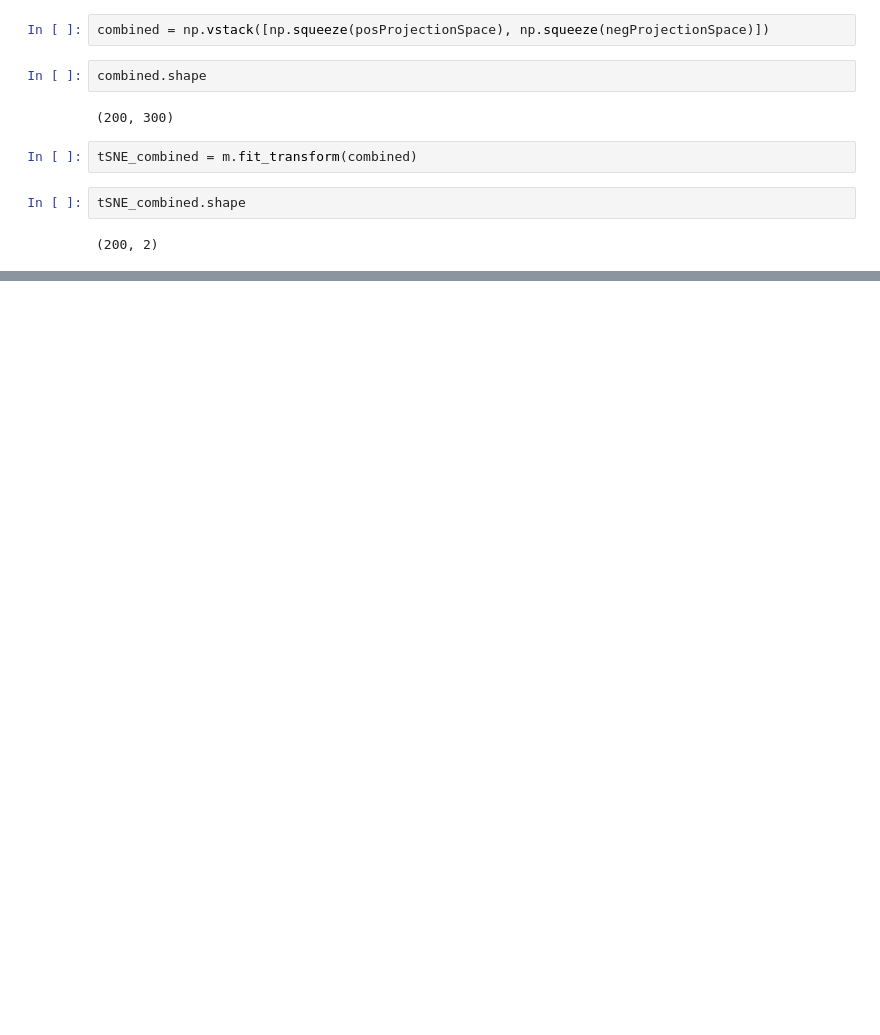
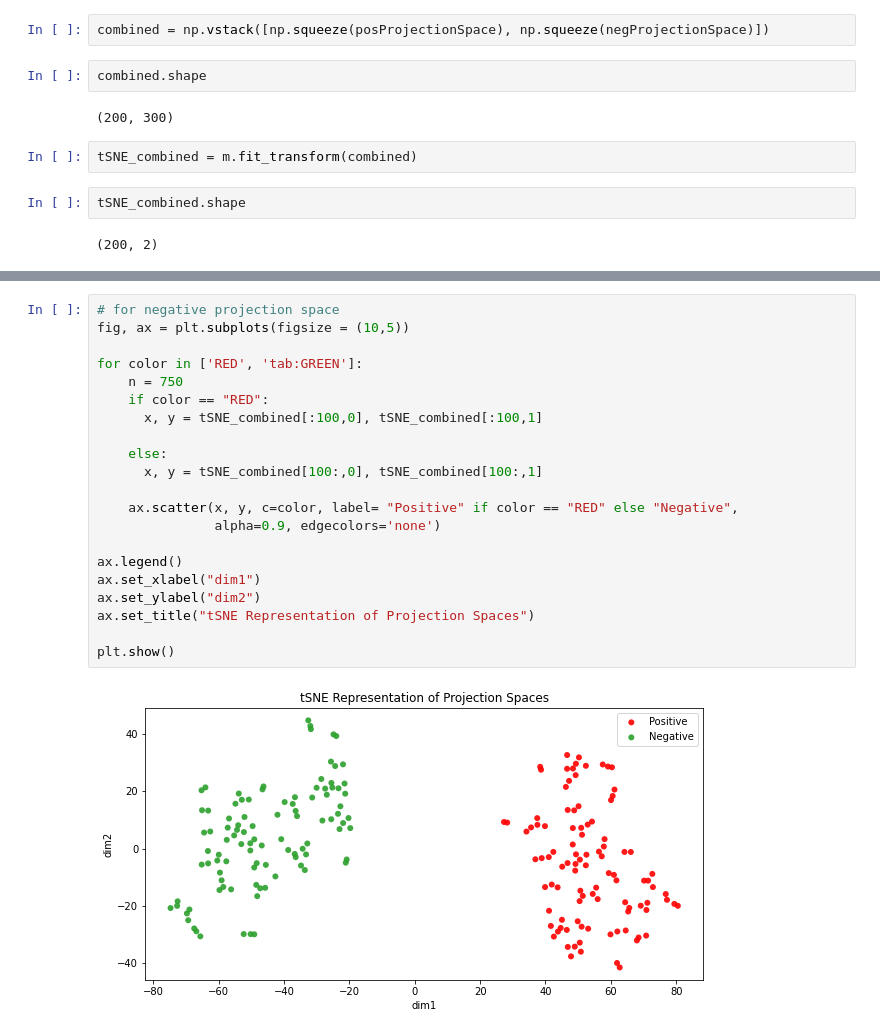
Before and after one commit to rahul-ohlan/TWARP, a Jupyter notebook: imdb_interpretability.ipynb, the cells around one changed output, grey strips where cells are left out. Saved outputs shown, nothing was run; the diff lists cells and outputs as text; blank space fills up the shorter version.

```diff
--- a/imdb_interpretability.ipynb
+++ b/imdb_interpretability.ipynb
@@ -1393,0 +1722,23 @@ plt.show()
+# %%
+# for negative projection space
+fig, ax = plt.subplots(figsize = (10,5))
+
+for color in ['RED', 'tab:GREEN']:
+    n = 750
+    if color == "RED":
+      x, y = tSNE_combined[:100,0], tSNE_combined[:100,1]
+
+    else:
+      x, y = tSNE_combined[100:,0], tSNE_combined[100:,1]
+
+    ax.scatter(x, y, c=color, label= "Positive" if color == "RED" else "Negative",
+               alpha=0.9, edgecolors='none')
+
+ax.legend()
+ax.set_xlabel("dim1")
+ax.set_ylabel("dim2")
+ax.set_title("tSNE Representation of Projection Spaces")
+
+plt.show()
+# %% [output]
+[figure, added]
```
Also changed, not shown: parts of 40 cells of this notebook.
